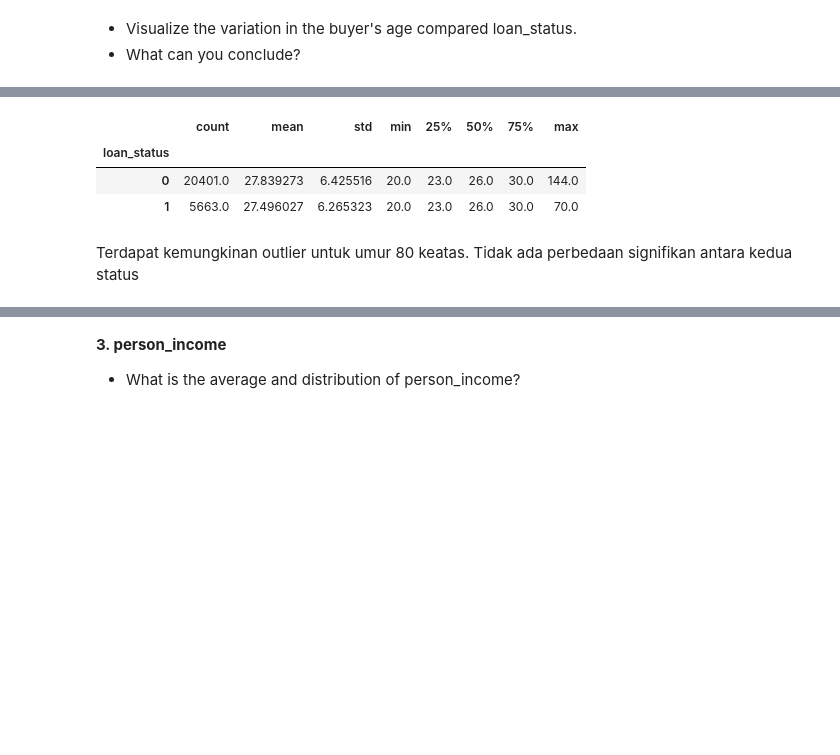
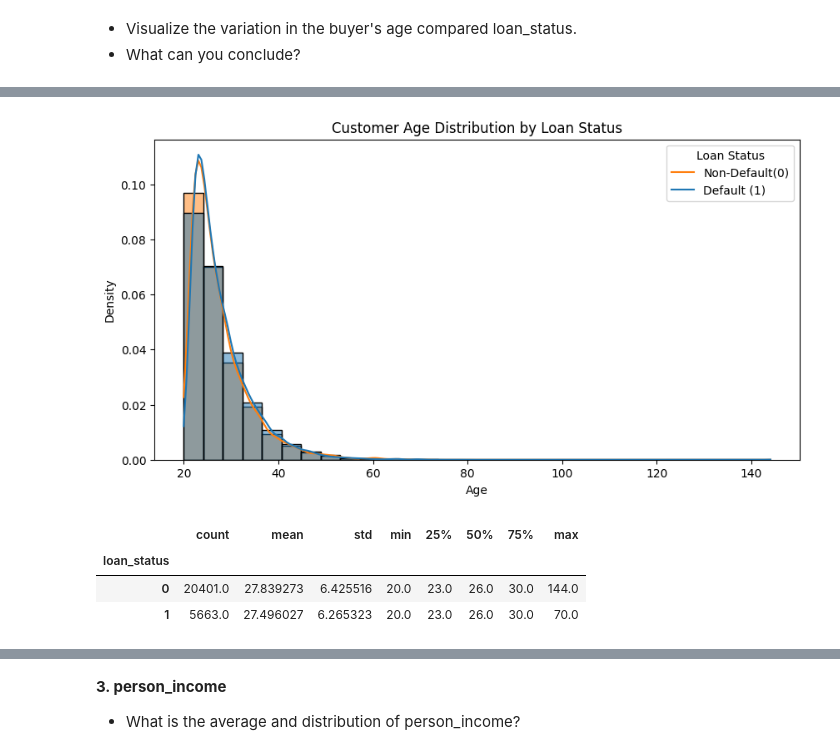
Before and after one commit to rudimuliawan/credit-scoring-analytics, a Jupyter notebook: mentoring/question_mentoring2.ipynb, the cells around one changed output, grey strips where cells are left out. Cells and saved outputs as stored; diff of their text form; code cells hidden in the pictures; blank space fills up the shorter version.

```diff
--- a/mentoring/question_mentoring2.ipynb
+++ b/mentoring/question_mentoring2.ipynb
@@ -217,3 +211,13 @@ sns.boxplot(data=data_train, x='loan_status', y='person_age')
+# %%
+plt.figure(figsize=(10, 5))
+_ = sns.histplot(data=data_train, x='person_age', hue='loan_status', bins=30, kde=True, stat='density', common_norm=False)
+plt.title('Customer Age Distribution by Loan Status')
+plt.xlabel('Age')
+plt.ylabel('Density')
+plt.legend(title='Loan Status', labels=['Non-Default(0)', 'Default (1)'])
+plt.show()
+# %% [output]
+[figure, added]
 # %%
 data_train['person_age'].groupby(data_train['loan_status']).describe()
 # %% [output]
@@ -221,6 +225,3 @@ data_train['person_age'].groupby(data_train['loan_status']).describe()
 | loan_status |  |  |  |  |  |  |  |  |
 | 0 | 20401.0 | 27.839273 | 6.425516 | 20.0 | 23.0 | 26.0 | 30.0 | 144.0 |
 | 1 | 5663.0 | 27.496027 | 6.265323 | 20.0 | 23.0 | 26.0 | 30.0 | 70.0 |
-# %% [markdown]
-Terdapat kemungkinan outlier untuk umur 80 keatas.
-Tidak ada perbedaan signifikan antara kedua status
```
Also changed, not shown: parts of 31 cells of this notebook, 1 other file.
